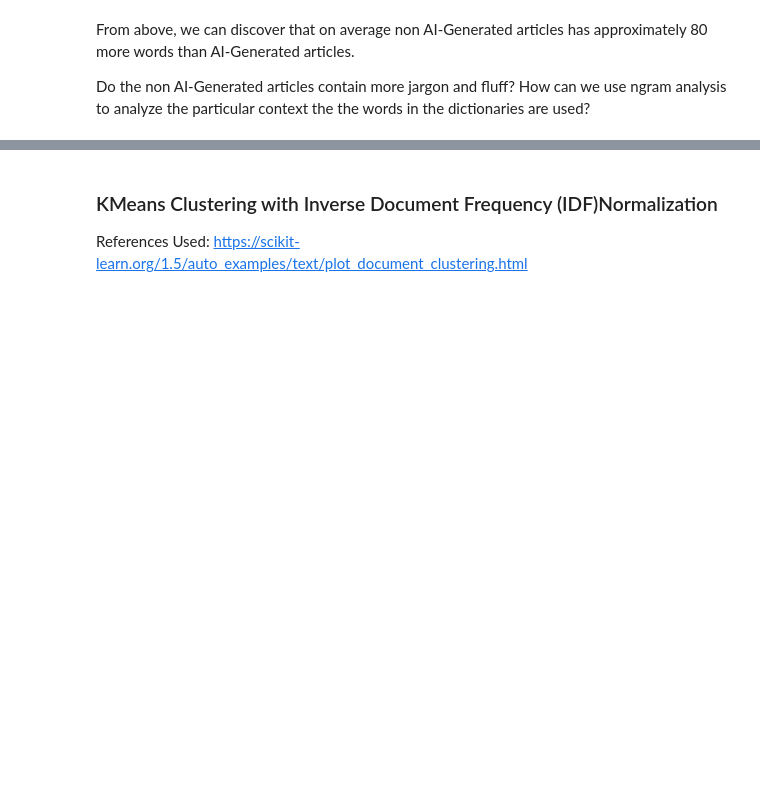
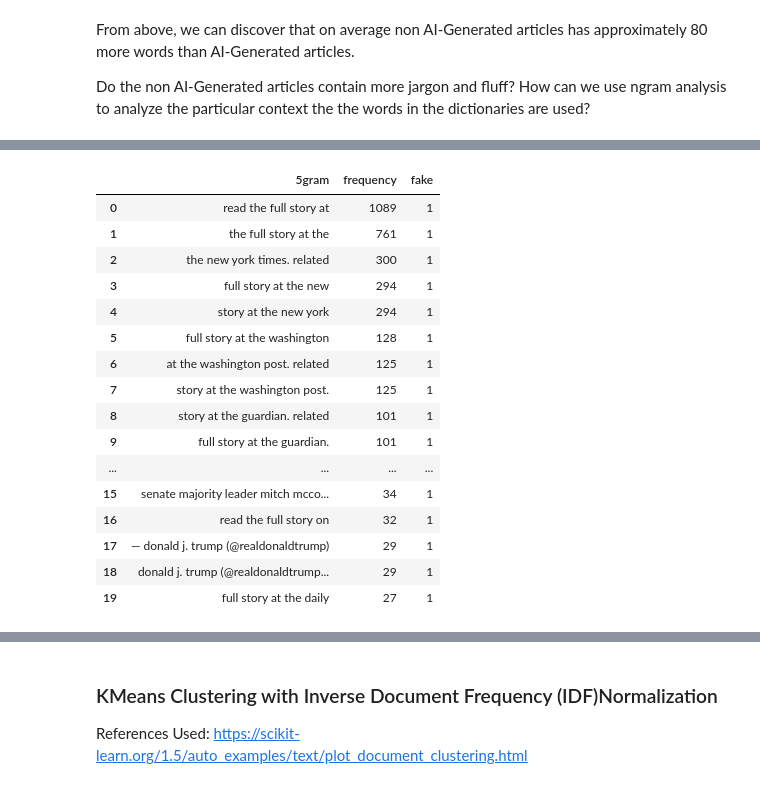
Before and after one commit to mekam790/ai4allc6g3, a Jupyter notebook: data_cleaning_ying.ipynb, the cells around one changed output, grey strips where cells are left out. Cells and saved outputs as stored; diff of their text form; code cells hidden in the pictures; blank space fills up the shorter version.

```diff
--- a/data_cleaning_ying.ipynb
+++ b/data_cleaning_ying.ipynb
@@ -276,0 +342,22 @@ top75 = merged_unprocessed.head(75)
+# %%
+fivegram_unique_AI.sort_values(by="frequency", ascending=False, inplace=True)
+fivegram_unique_AI.reset_index(inplace=True, drop=True)
+fivegram_unique_AI.head(20)
+# %% [output]
+|  | 5gram | frequency | fake |
+| 0 | read the full story at | 1089 | 1 |
+| 1 | the full story at the | 761 | 1 |
+| 2 | the new york times. related | 300 | 1 |
+| 3 | full story at the new | 294 | 1 |
+| 4 | story at the new york | 294 | 1 |
+| 5 | full story at the washington | 128 | 1 |
+| 6 | at the washington post. related | 125 | 1 |
+| 7 | story at the washington post. | 125 | 1 |
+| 8 | story at the guardian. related | 101 | 1 |
+| 9 | full story at the guardian. | 101 | 1 |
+| ... | ... | ... | ... |
+| 15 | senate majority leader mitch mcco... | 34 | 1 |
+| 16 | read the full story on | 32 | 1 |
+| 17 | — donald j. trump (@realdonaldtrump) | 29 | 1 |
+| 18 | donald j. trump (@realdonaldtrump... | 29 | 1 |
+| 19 | full story at the daily | 27 | 1 |
```
Also changed, not shown: parts of 35 cells of this notebook.
